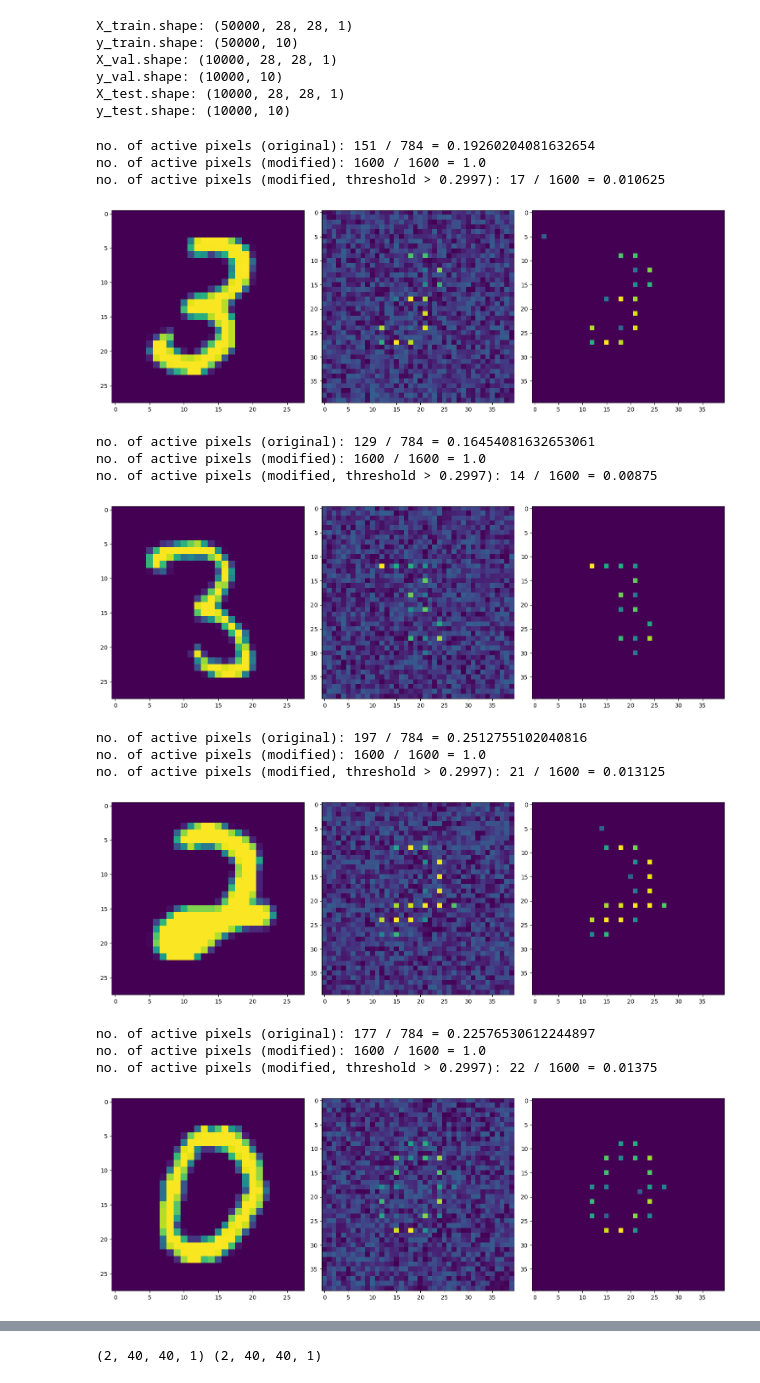
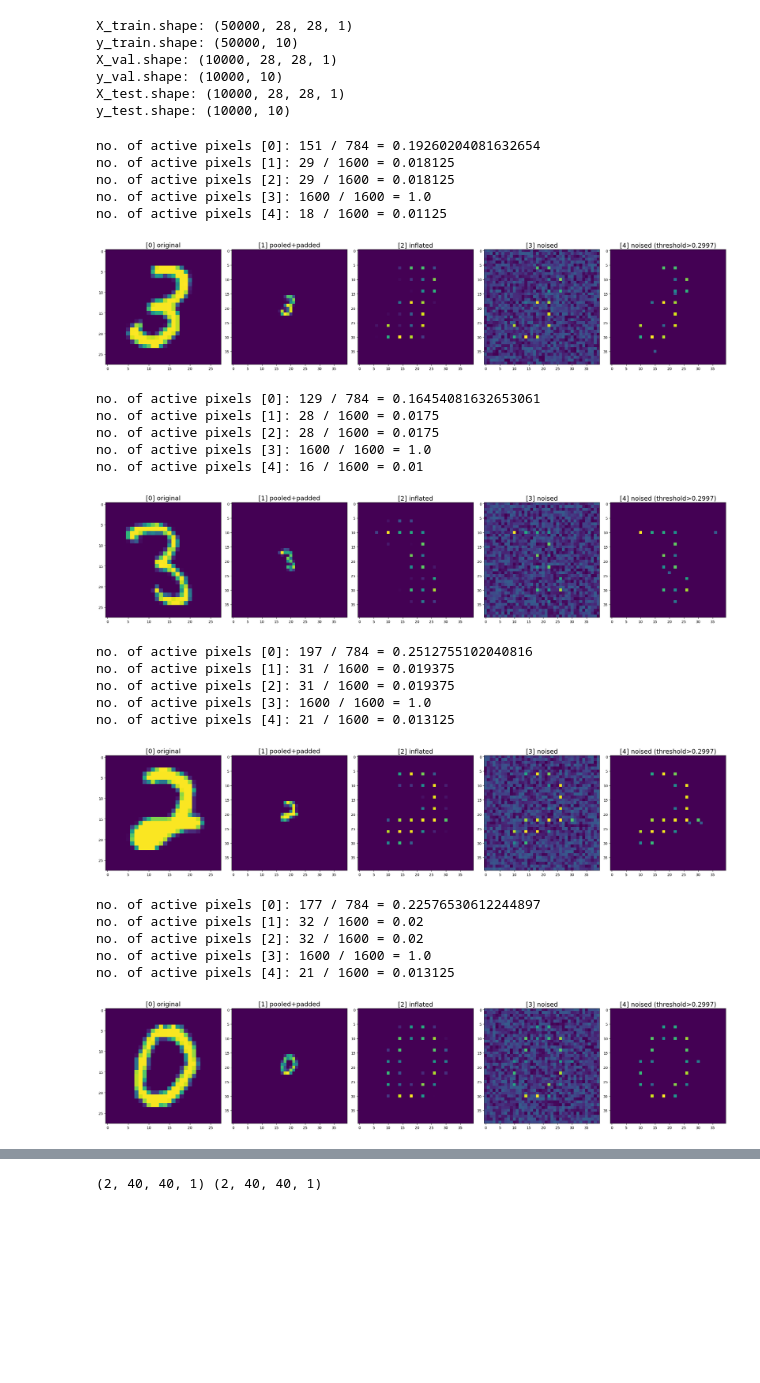
Before and after one commit to hftsoi/sparse, a Jupyter notebook: sparse_train.ipynb, the cells around one changed output, grey strips where cells are left out. Saved outputs shown, nothing was run; the diff lists cells and outputs as text; code cells hidden in the pictures; blank space fills up the shorter version.

Commit message:
more plots for data modification

```diff
--- a/sparse_train.ipynb
+++ b/sparse_train.ipynb
@@ -125,48 +122,71 @@ def pool_pad_noise_inflate(img, pool_size, pool_type, target_size=None, noise_ty
 
     return padded.numpy()
 
-def plot_sparse(x_original, x_modified, n_example, threshold):
+def plot_sparse(x_original, x_modified1, x_modified2, x_modified3, n_example, threshold):
     img1 = x_original[n_example+1011]
-    img2 = x_modified[n_example+1011]
-    img3 = np.where(img2 > threshold, img2, 0)
+    img2 = x_modified1[n_example+1011]
+    img3 = x_modified2[n_example+1011]
+    img4 = x_modified3[n_example+1011]
+    img5 = np.where(img4 > threshold, img4, 0)
 
-    print('no. of active pixels (original): ' + str(np.count_nonzero(img1)) + ' / ' + str(img1.size) + ' = ' + str(np.count_nonzero(img1)/img1.size))
-    print('no. of active pixels (modified): ' + str(np.count_nonzero(img2)) + ' / ' + str(img2.size) + ' = ' + str(np.count_nonzero(img2)/img2.size))
-    print(f'no. of active pixels (modified, threshold > {threshold}): ' + str(np.count_nonzero(img3)) + ' / ' + str(img3.size) + ' = ' + str(np.count_nonzero(img3)/img3.size))
+    print('no. of active pixels [0]: ' + str(np.count_nonzero(img1)) + ' / ' + str(img1.size) + ' = ' + str(np.count_nonzero(img1)/img1.size))
+    print('no. of active pixels [1]: ' + str(np.count_nonzero(img2)) + ' / ' + str(img2.size) + ' = ' + str(np.count_nonzero(img2)/img2.size))
+    print('no. of active pixels [2]: ' + str(np.count_nonzero(img3)) + ' / ' + str(img3.size) + ' = ' + str(np.count_nonzero(img3)/img3.size))
+    print('no. of active pixels [3]: ' + str(np.count_nonzero(img4)) + ' / ' + str(img4.size) + ' = ' + str(np.count_nonzero(img4)/img4.size))
+    print('no. of active pixels [4]: ' + str(np.count_nonzero(img5)) + ' / ' + str(img5.size) + ' = ' + str(np.count_nonzero(img5)/img5.size))
 
-    fig, axes = plt.subplots(1, 3, figsize=(15,5))
+    fontsize=18
+    fig, axes = plt.subplots(1, 5, figsize=(25,5))
     axes[0].imshow(img1)
+    axes[0].set_title('[0] original', fontsize=fontsize)
     axes[1].imshow(img2)
+    axes[1].set_title('[1] pooled+padded', fontsize=fontsize)
     axes[2].imshow(img3)
+    axes[2].set_title('[2] inflated', fontsize=fontsize)
+    axes[3].imshow(img4)
+    axes[3].set_title('[3] noised', fontsize=fontsize)
+    axes[4].imshow(img5)
+    axes[4].set_title(f'[4] noised (threshold>{threshold})', fontsize=fontsize)
     plt.tight_layout()
     plt.show()
 # %%
 noise_type='uniform'
 #noise_type='poisson'
 noise_level=0.3
-inflate_factor=3
+inflate_factor=4
 threshold=0.2997
+
+x_train_pooled = pool_pad_noise_inflate(X_train, pool_size=3, pool_type='avg', target_size=(40,40), noise_type=noise_type, noise_level=0, inflate_factor=1)
+x_train_pooled_inflated = pool_pad_noise_inflate(X_train, pool_size=3, pool_type='avg', target_size=(40,40), noise_type=noise_type, noise_level=0, inflate_factor=inflate_factor)
 
 x_train = pool_pad_noise_inflate(X_train, pool_size=3, pool_type='avg', target_size=(40,40), noise_type=noise_type, noise_level=noise_level, inflate_factor=inflate_factor)
 x_val = pool_pad_noise_inflate(X_val, pool_size=3, pool_type='avg', target_size=(40,40), noise_type=noise_type, noise_level=noise_level, inflate_factor=inflate_factor)
 x_test = pool_pad_noise_inflate(X_test, pool_size=3, pool_type='avg', target_size=(40,40), noise_type=noise_type, noise_level=noise_level, inflate_factor=inflate_factor)
 
 for i in range(5):
-    plot_sparse(X_train, x_train, i, threshold=threshold)
+    plot_sparse(X_train, x_train_pooled, x_train_pooled_inflated, x_train, i, threshold=threshold)
 # %% [output]
-no. of active pixels (original): 151 / 784 = 0.19260204081632654
-no. of active pixels (modified): 1600 / 1600 = 1.0
-no. of active pixels (modified, threshold > 0.2997): 17 / 1600 = 0.010625
+no. of active pixels [0]: 151 / 784 = 0.19260204081632654
+no. of active pixels [1]: 29 / 1600 = 0.018125
+no. of active pixels [2]: 29 / 1600 = 0.018125
+no. of active pixels [3]: 1600 / 1600 = 1.0
+no. of active pixels [4]: 18 / 1600 = 0.01125
-[figure, old version]
+[figure, new version]
-no. of active pixels (original): 129 / 784 = 0.16454081632653061
-no. of active pixels (modified): 1600 / 1600 = 1.0
-no. of active pixels (modified, threshold > 0.2997): 14 / 1600 = 0.00875
+no. of active pixels [0]: 129 / 784 = 0.16454081632653061
+no. of active pixels [1]: 28 / 1600 = 0.0175
+no. of active pixels [2]: 28 / 1600 = 0.0175
+no. of active pixels [3]: 1600 / 1600 = 1.0
+no. of active pixels [4]: 16 / 1600 = 0.01
-[figure, old version]
+[figure, new version]
-no. of active pixels (original): 197 / 784 = 0.2512755102040816
-no. of active pixels (modified): 1600 / 1600 = 1.0
-no. of active pixels (modified, threshold > 0.2997): 21 / 1600 = 0.013125
+no. of active pixels [0]: 197 / 784 = 0.2512755102040816
+no. of active pixels [1]: 31 / 1600 = 0.019375
+no. of active pixels [2]: 31 / 1600 = 0.019375
+no. of active pixels [3]: 1600 / 1600 = 1.0
+no. of active pixels [4]: 21 / 1600 = 0.013125
-[figure, old version]
+[figure, new version]
-no. of active pixels (original): 177 / 784 = 0.22576530612244897
-no. of active pixels (modified): 1600 / 1600 = 1.0
-no. of active pixels (modified, threshold > 0.2997): 22 / 1600 = 0.01375
+no. of active pixels [0]: 177 / 784 = 0.22576530612244897
+no. of active pixels [1]: 32 / 1600 = 0.02
+no. of active pixels [2]: 32 / 1600 = 0.02
+no. of active pixels [3]: 1600 / 1600 = 1.0
+no. of active pixels [4]: 21 / 1600 = 0.013125
-[figure, old version]
+[figure, new version]
```
Also changed, not shown: parts of 9 cells of this notebook.
